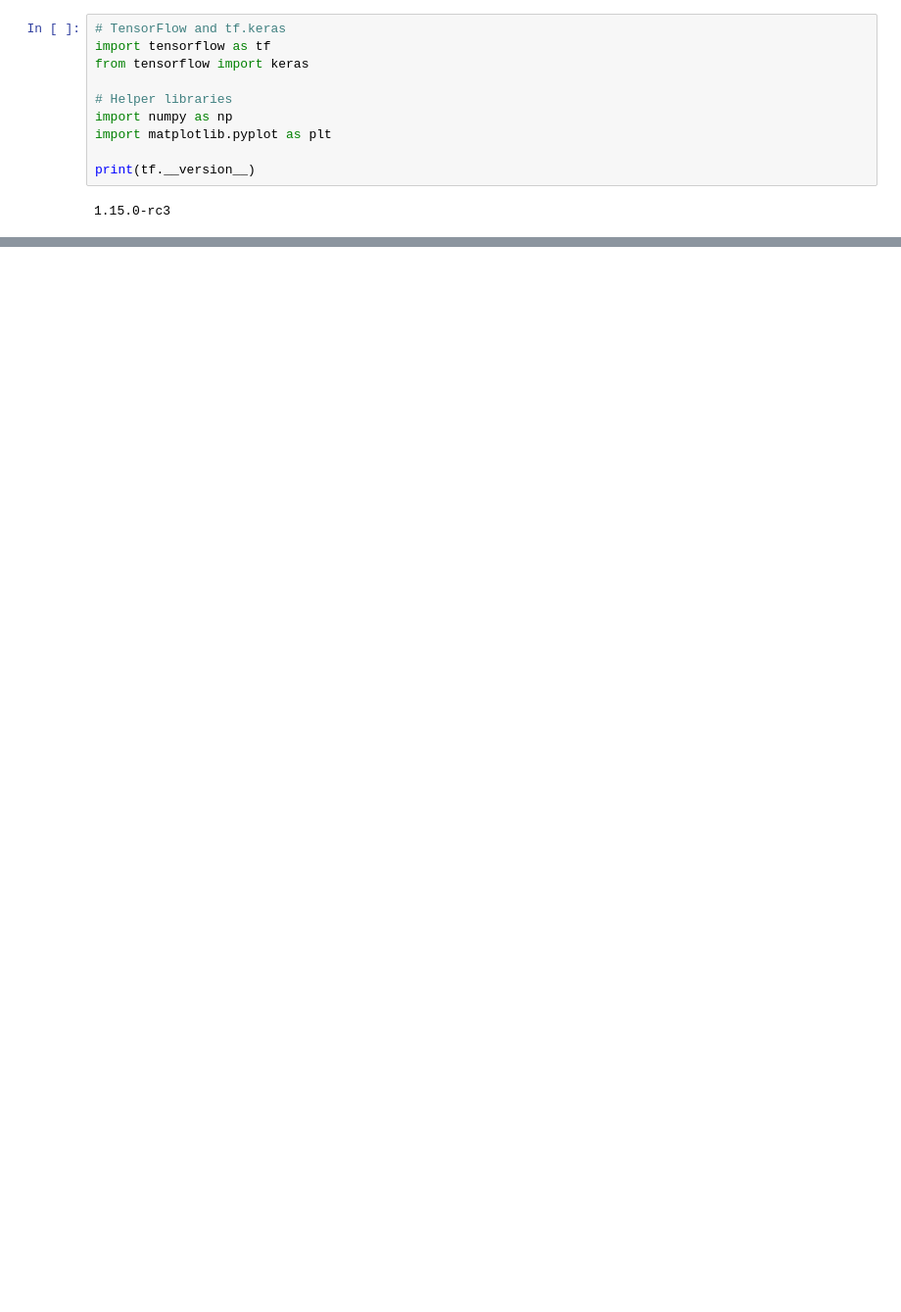
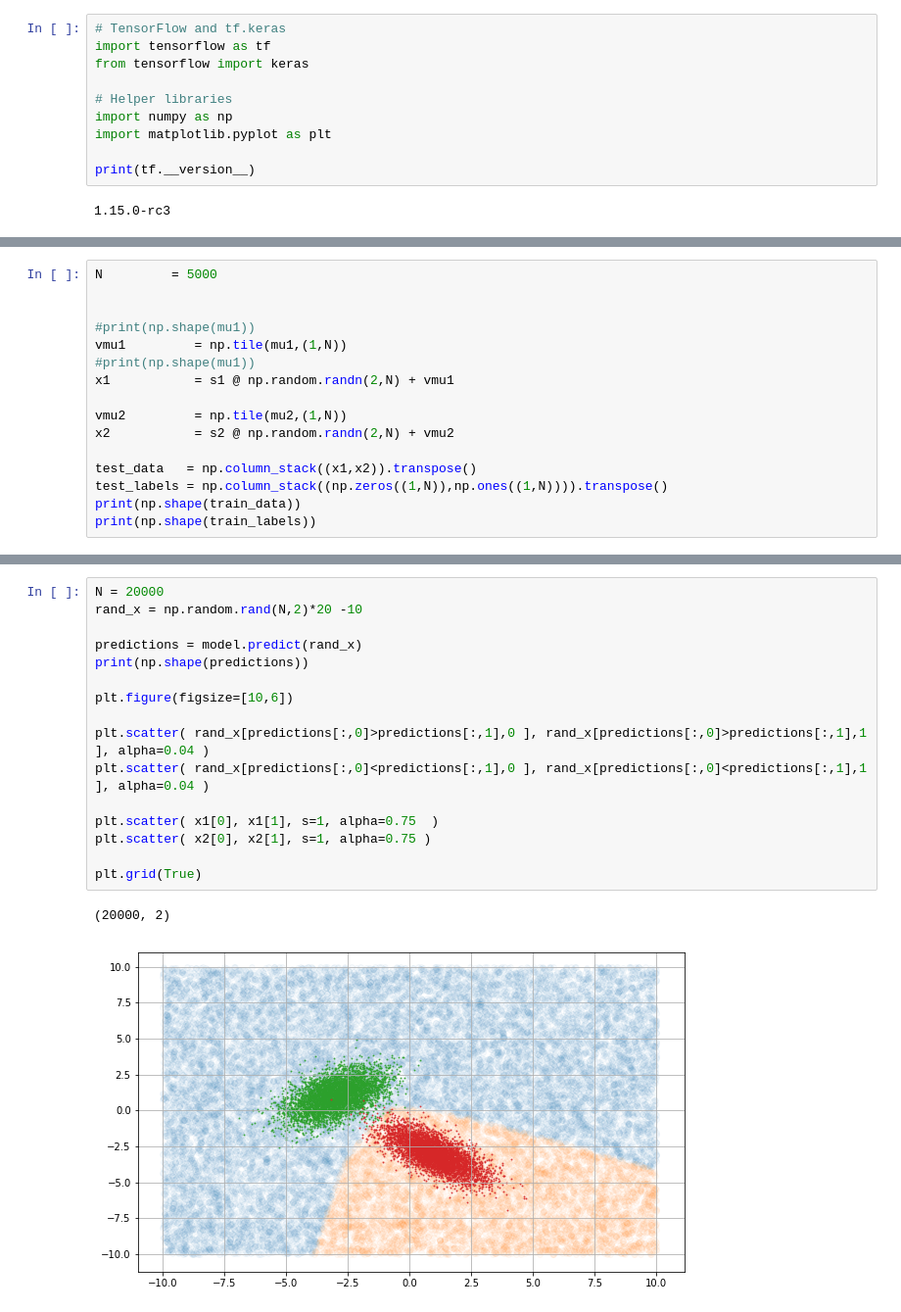
Before and after one commit to RF-Lab/lab_sources, a Jupyter notebook: tf_classifier1.ipynb, the cells around one changed output, grey strips where cells are left out. Shown: that part at 98% size. Cells and saved outputs as stored; diff of their text form; blank space fills up the shorter version.

```diff
--- a/tf_classifier1.ipynb
+++ b/tf_classifier1.ipynb
@@ -39,0 +69,16 @@ train_labels = np.column_stack((np.zeros((1,N)),np.ones((1,N))))
+# %%
+N         = 5000
+
+
+#print(np.shape(mu1))
+vmu1         = np.tile(mu1,(1,N))
+#print(np.shape(mu1))
+x1           = s1 @ np.random.randn(2,N) + vmu1
+
+vmu2         = np.tile(mu2,(1,N))
+x2           = s2 @ np.random.randn(2,N) + vmu2
+
+test_data   = np.column_stack((x1,x2)).transpose()
+test_labels = np.column_stack((np.zeros((1,N)),np.ones((1,N)))).transpose()
+print(np.shape(train_data))
+print(np.shape(train_labels))
@@ -39,0 +96,19 @@ train_labels = np.column_stack((np.zeros((1,N)),np.ones((1,N))))
+# %%
+N = 20000
+rand_x = np.random.rand(N,2)*20 -10
+
+predictions = model.predict(rand_x)
+print(np.shape(predictions))
+
+plt.figure(figsize=[10,6])
+
+plt.scatter( rand_x[predictions[:,0]>predictions[:,1],0 ], rand_x[predictions[:,0]>predictions[:,1],1 ], alpha=0.04 )
+plt.scatter( rand_x[predictions[:,0]<predictions[:,1],0 ], rand_x[predictions[:,0]<predictions[:,1],1 ], alpha=0.04 )
+
+plt.scatter( x1[0], x1[1], s=1, alpha=0.75  )
+plt.scatter( x2[0], x2[1], s=1, alpha=0.75 )
+
+plt.grid(True)
+# %% [output]
+(20000, 2)
+[figure, added]
```
Also changed, not shown: parts of 4 cells of this notebook.
